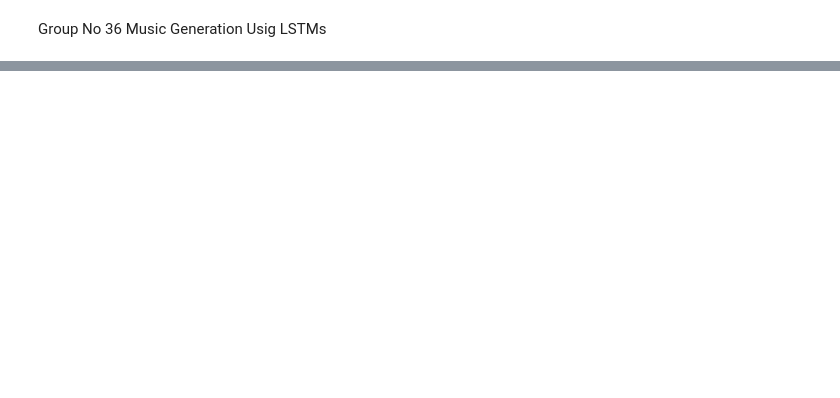
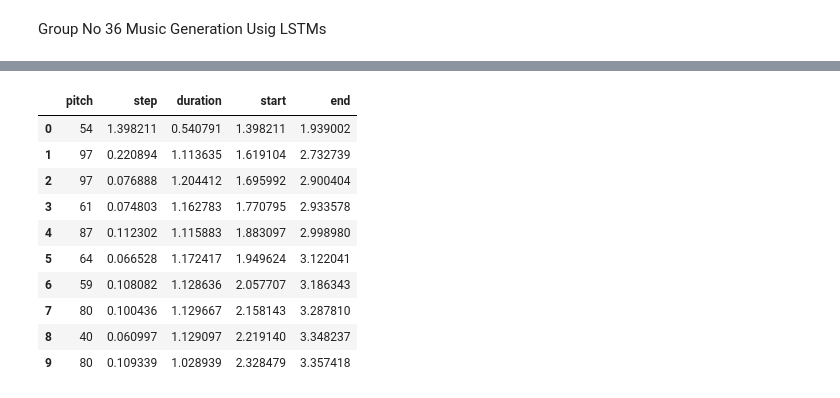
Before and after one commit to Pabasara715/MusicGeneration-AI-Project, a Jupyter notebook: Music_Generation.ipynb, the cells around one changed output, grey strips where cells are left out. Saved outputs shown, nothing was run; the diff lists cells and outputs as text; code cells hidden in the pictures; blank space fills up the shorter version.

```diff
--- a/Music_Generation.ipynb
+++ b/Music_Generation.ipynb
@@ -40,0 +218,5 @@ Number of files: 0
+# %%
+def mse_with_positive_pressure(y_true: tf.Tensor, y_pred: tf.Tensor):
+    mse = (y_true - y_pred) ** 2
+    positive_pressure = 10 * tf.maximum(-y_pred, 0.0)
+    return tf.reduce_mean(mse + positive_pressure)
@@ -40,0 +281,12 @@ Number of files: 0
+# %%
+# Compiling and fitting the model
+
+model.compile(loss = loss,
+              loss_weights = {'pitch': 0.05, 'step': 1.0, 'duration':1.0,},
+              optimizer = optimizer)
+
+epochs = 50
+
+history = model.fit(train_ds,
+                    epochs=epochs,
+                    callbacks=callbacks,)
@@ -40,0 +341,28 @@ Number of files: 0
+# %%
+temperature = 2.0
+num_predictions = 120
+
+sample_notes = np.stack([raw_notes[key] for key in key_order], axis=1)
+
+# The initial sequence of notes while the pitch is normalized similar to training sequences
+input_notes = (
+    sample_notes[:seq_length] / np.array([vocab_size, 1, 1]))
+
+generated_notes = []
+prev_start = 0
+
+for _ in range(num_predictions):
+    pitch, step, duration = predict_next_note(input_notes, model, temperature)
+    start = prev_start + step
+    end = start + duration
+    input_note = (pitch, step, duration)
+    generated_notes.append((*input_note, start, end))
+    input_notes = np.delete(input_notes, 0, axis=0)
+    input_notes = np.append(input_notes, np.expand_dims(input_note, 0), axis=0)
+    prev_start = start
+
+generated_notes = pd.DataFrame(
+    generated_notes, columns=(*key_order, 'start', 'end'))
+
+generated_notes.head(10)
+# %% [output]
@@ -40,0 +386,11 @@ Number of files: 0
+|  | pitch | step | duration | start | end |
+| 0 | 54 | 1.398211 | 0.540791 | 1.398211 | 1.939002 |
+| 1 | 97 | 0.220894 | 1.113635 | 1.619104 | 2.732739 |
+| 2 | 97 | 0.076888 | 1.204412 | 1.695992 | 2.900404 |
+| 3 | 61 | 0.074803 | 1.162783 | 1.770795 | 2.933578 |
+| 4 | 87 | 0.112302 | 1.115883 | 1.883097 | 2.998980 |
+| 5 | 64 | 0.066528 | 1.172417 | 1.949624 | 3.122041 |
+| 6 | 59 | 0.108082 | 1.128636 | 2.057707 | 3.186343 |
+| 7 | 80 | 0.100436 | 1.129667 | 2.158143 | 3.287810 |
+| 8 | 40 | 0.060997 | 1.129097 | 2.219140 | 3.348237 |
+| 9 | 80 | 0.109339 | 1.028939 | 2.328479 | 3.357418 |
```
Also changed, not shown: parts of 14 cells of this notebook.
